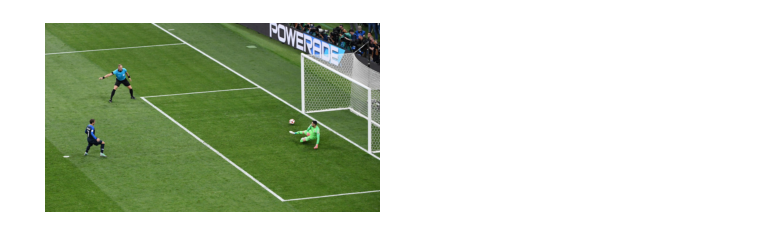
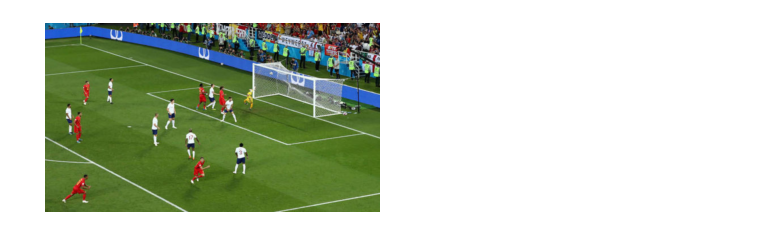
Before and after one commit to artemk1337/white_line_detection_football_field, a Jupyter notebook: Untitled.ipynb, the cells around one changed output. Saved outputs shown, nothing was run; the diff lists cells and outputs as text; code cells hidden in the pictures.

```diff
--- a/Untitled.ipynb
+++ b/Untitled.ipynb
@@ -10,11 +10,11 @@ def plot_image(img, cmap=None):
     plt.imshow(cv.cvtColor(img, cv.COLOR_BGR2RGB), cmap=cmap)
     plt.show()
 # %%
-original = cv.imread('5.jpg')
+original = cv.imread('images/3.jpg')
 original = cv.resize(original, (1920, 1080))
 plot_image(original)
 # %% [output]
-[figure, old version]
+[figure, new version]
 # %%
 def filterMark(img):
     img = cv.resize(img, (1920, 1080))
```
Also changed, not shown: parts of 12 cells of this notebook, 22 other files.
